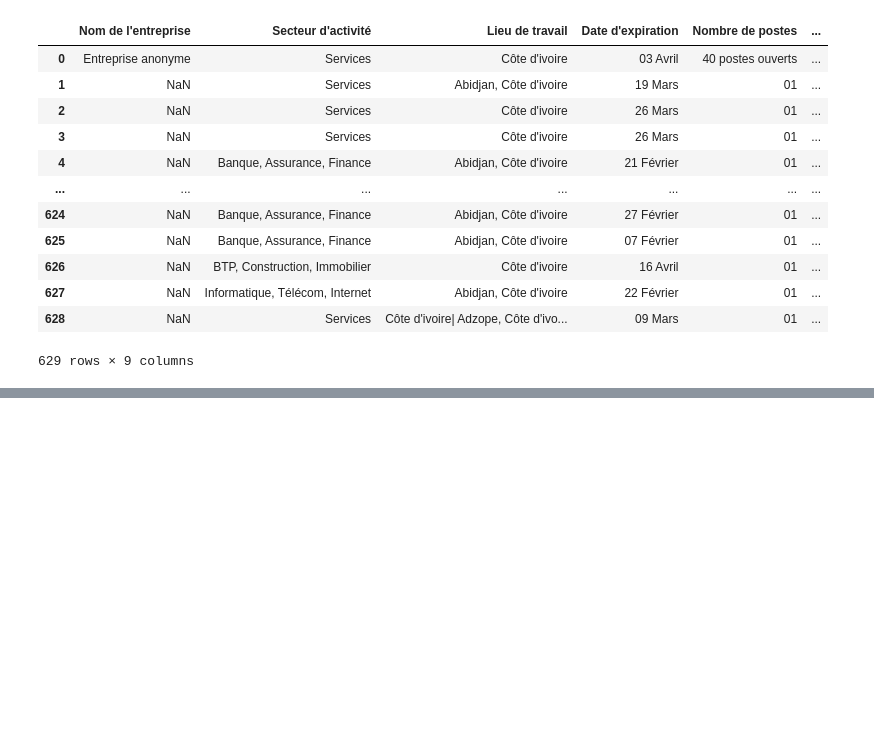
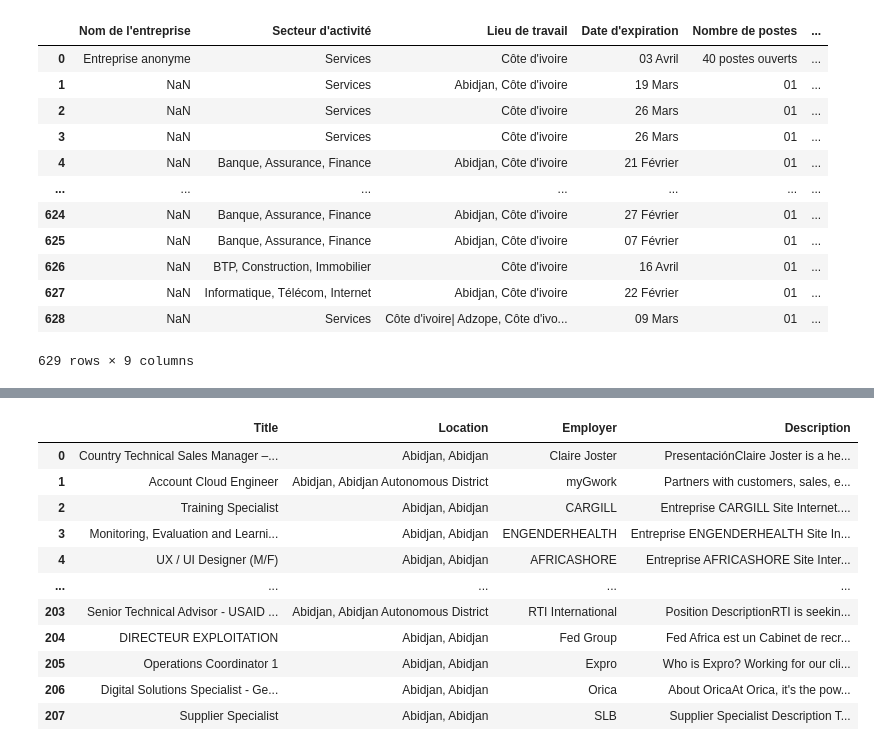
Before and after one commit to cae-ins/Webscraping_Offre_Emploi, a Jupyter notebook: notebooks/Novojon_Educarriere.ipynb, the cells around one changed output, grey strips where cells are left out. Drawn from its saved outputs; the diff is of its cells as text; code cells hidden in the pictures; blank space fills up the shorter version.

```diff
--- a/notebooks/Novojon_Educarriere.ipynb
+++ b/notebooks/Novojon_Educarriere.ipynb
@@ -1093,0 +1240,82 @@ df_E
+# %%
+
+import requests
+from bs4 import BeautifulSoup
+import pandas as pd
+
+def extract_text(element, tag_name=None):
+    tag = element.find(tag_name)
+    return tag.text.strip() if tag else ""
+
+def clean_text(text):
+    return text.replace('\r\n', '').replace('\xa0', '')
+
+def scrape_talent_com(url):
+    try:
+        response = requests.get(url, timeout=500)
+        response.raise_for_status()
+    except requests.exceptions.RequestException as e:
+        print(f"Erreur de connexion à {url} : {e}")
+        return pd.DataFrame()
+
+    soup = BeautifulSoup(response.text, 'html.parser')
+
+    job_wrappers = soup.find_all('div', class_='card card__job')
+
+    data_list = []
+
+    for wrapper in job_wrappers:
+        title_tag = wrapper.find('h2', class_='card__job-title')
+        title = extract_text(title_tag, 'a')
+
+        employer_location_tag = wrapper.find('div', class_='card__job-empnameLocation')
+        #employer = extract_text(employer_location_tag.find('div', class_='card__job-location'))  # Extract location from the inner div
+        location= extract_text(employer_location_tag, 'div')
+
+        employer_location_tag = wrapper.find('div', class_='card__job-empname-label')
+
+        # Extracting employer and description from the div
+        employer = employer_location_tag.text.strip() if employer_location_tag else None  # Extract location from the inner div
+
+        description_tag = wrapper.find('div', class_='card__job-snippet-logo')
+        description = clean_text(extract_text(description_tag, 'p'))
+
+        data_list.append({
+            'Title': title,
+            'Location': location,
+            'Employer': employer,
+            'Description': description
+        })
+
+    df = pd.DataFrame(data_list)
+    return df
+
+# List of URLs for talent.com jobs
+urls = [
+     "https://ci.talent.com/jobs?l=Abidjan%2C+Abidjan&radius=15&p={}&k=&context=serp_pagination".format(category) for category in range(8)
+    # Add more URLs as needed "https://ci.talent.com/jobs",
+]
+
+# Initialize an empty DataFrame to store the results
+combined_df = pd.DataFrame()
+
+# Scrape job information for each URL and concatenate the results
+for url in urls:
+    df = scrape_talent_com(url)
+    combined_df = pd.concat([combined_df, df], ignore_index=True)
+
+# Display the combined DataFrame
+combined_df
+# %% [output]
+|  | Title | Location | Employer | Description |
+| 0 | Country Technical Sales Manager –... | Abidjan, Abidjan | Claire Joster | PresentaciónClaire Joster is a he... |
+| 1 | Account Cloud Engineer | Abidjan, Abidjan Autonomous District | myGwork | Partners with customers, sales, e... |
+| 2 | Training Specialist | Abidjan, Abidjan | CARGILL | Entreprise CARGILL Site Internet.... |
+| 3 | Monitoring, Evaluation and Learni... | Abidjan, Abidjan | ENGENDERHEALTH | Entreprise ENGENDERHEALTH Site In... |
+| 4 | UX / UI Designer (M/F) | Abidjan, Abidjan | AFRICASHORE | Entreprise AFRICASHORE Site Inter... |
+| ... | ... | ... | ... | ... |
+| 203 | Senior Technical Advisor - USAID ... | Abidjan, Abidjan Autonomous District | RTI International | Position DescriptionRTI is seekin... |
+| 204 | DIRECTEUR EXPLOITATION | Abidjan, Abidjan | Fed Group | Fed Africa est un Cabinet de recr... |
+| 205 | Operations Coordinator 1 | Abidjan, Abidjan | Expro | Who is Expro? Working for our cli... |
+| 206 | Digital Solutions Specialist - Ge... | Abidjan, Abidjan | Orica | About OricaAt Orica, it's the pow... |
+| 207 | Supplier Specialist | Abidjan, Abidjan | SLB | Supplier Specialist Description T... |
```
Also changed, not shown: parts of 59 cells of this notebook.
